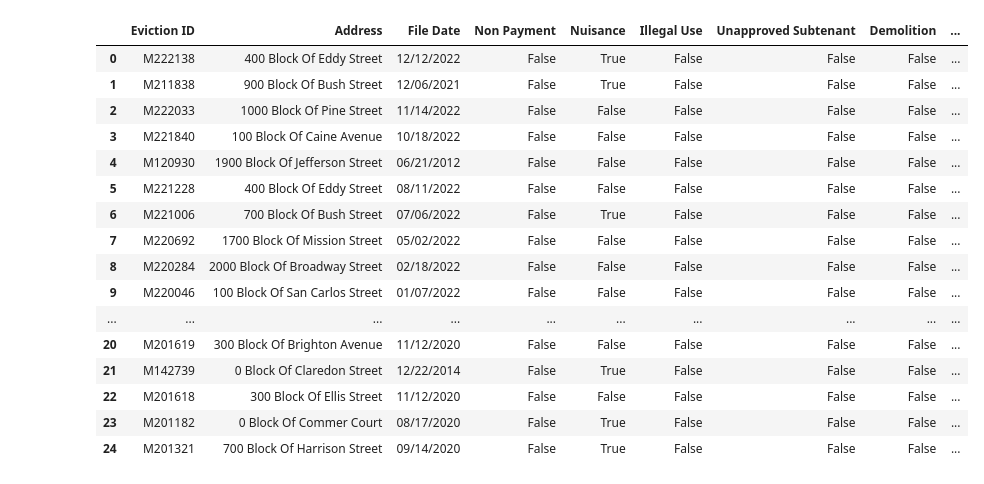
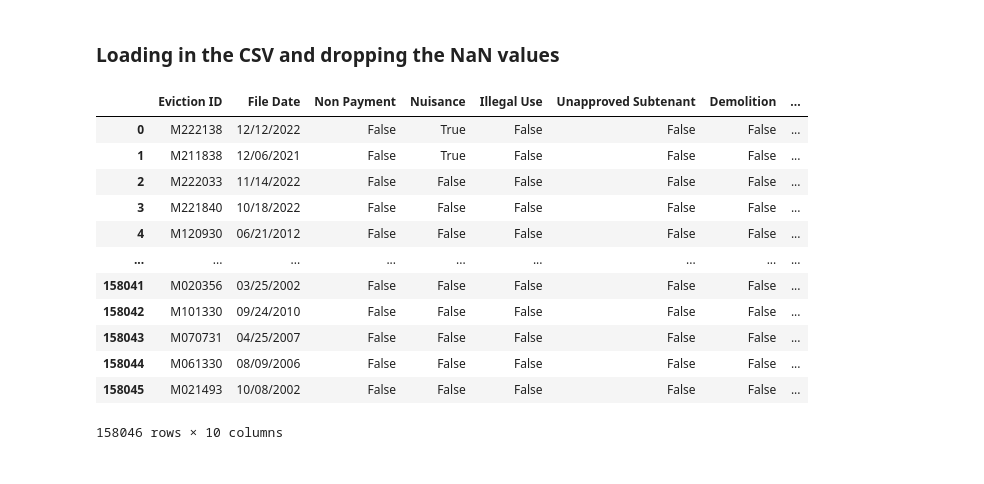
Before and after one commit to UCB-stat-159-s23/project-Group26, a Jupyter notebook: angeloeda.ipynb, the cells around one changed output. Cells and saved outputs as stored; diff of their text form; code cells hidden in the pictures.

```diff
--- a/angeloeda.ipynb
+++ b/angeloeda.ipynb
@@ -3,29 +3,25 @@ import pandas as pd
 import numpy as np
 import matplotlib.pyplot as plt
 import seaborn as sns
+# %% [markdown]
+### Loading in the CSV and dropping the NaN values ###
 # %%
 ###Read in data csv file and choose which columns we want to be included###
+evict = pd.read_csv("data/Eviction_Notices.csv", engine='python', on_bad_lines='skip')
 
-evict = pd.read_csv("data/Eviction_Notices.csv", engine='python', on_bad_lines='skip')
-evict.dropna()
-
-bad_reasons = evict[['Eviction ID', 'Address','File Date', 'Non Payment', 'Nuisance', 'Illegal Use', 'Unapproved Subtenant', 'Demolition', 'Ellis Act WithDrawal', 'Late Payments', 'Failure to Sign Renewal']]
-bad_reasons.head(25)
+bad_reasons = evict[['Eviction ID', 'File Date', 'Non Payment', 'Nuisance', 'Illegal Use', 'Unapproved Subtenant', 'Demolition', 'Ellis Act WithDrawal', 'Late Payments', 'Failure to Sign Renewal']].dropna()
+bad_reasons
 # %% [output]
-|  | Eviction ID | Address | File Date | Non Payment | Nuisance | Illegal Use | Unapproved Subtenant | Demolition | ... |
-| 0 | M222138 | 400 Block Of Eddy Street | 12/12/2022 | False | True | False | False | False | ... |
-| 1 | M211838 | 900 Block Of Bush Street | 12/06/2021 | False | True | False | False | False | ... |
-| 2 | M222033 | 1000 Block Of Pine Street | 11/14/2022 | False | False | False | False | False | ... |
-| 3 | M221840 | 100 Block Of Caine Avenue | 10/18/2022 | False | False | False | False | False | ... |
-| 4 | M120930 | 1900 Block Of Jefferson Street | 06/21/2012 | False | False | False | False | False | ... |
-| 5 | M221228 | 400 Block Of Eddy Street | 08/11/2022 | False | False | False | False | False | ... |
-| 6 | M221006 | 700 Block Of Bush Street | 07/06/2022 | False | True | False | False | False | ... |
-| 7 | M220692 | 1700 Block Of Mission Street | 05/02/2022 | False | False | False | False | False | ... |
-| 8 | M220284 | 2000 Block Of Broadway Street | 02/18/2022 | False | False | False | False | False | ... |
-| 9 | M220046 | 100 Block Of San Carlos Street | 01/07/2022 | False | False | False | False | False | ... |
-| ... | ... | ... | ... | ... | ... | ... | ... | ... | ... |
-| 20 | M201619 | 300 Block Of Brighton Avenue | 11/12/2020 | False | False | False | False | False | ... |
-| 21 | M142739 | 0 Block Of Claredon Street | 12/22/2014 | False | True | False | False | False | ... |
-| 22 | M201618 | 300 Block Of Ellis Street | 11/12/2020 | False | False | False | False | False | ... |
-| 23 | M201182 | 0 Block Of Commer Court | 08/17/2020 | False | True | False | False | False | ... |
-| 24 | M201321 | 700 Block Of Harrison Street | 09/14/2020 | False | True | False | False | False | ... |
+|  | Eviction ID | File Date | Non Payment | Nuisance | Illegal Use | Unapproved Subtenant | Demolition | ... |
+| 0 | M222138 | 12/12/2022 | False | True | False | False | False | ... |
+| 1 | M211838 | 12/06/2021 | False | True | False | False | False | ... |
+| 2 | M222033 | 11/14/2022 | False | False | False | False | False | ... |
+| 3 | M221840 | 10/18/2022 | False | False | False | False | False | ... |
+| 4 | M120930 | 06/21/2012 | False | False | False | False | False | ... |
+| ... | ... | ... | ... | ... | ... | ... | ... | ... |
+| 158041 | M020356 | 03/25/2002 | False | False | False | False | False | ... |
+| 158042 | M101330 | 09/24/2010 | False | False | False | False | False | ... |
+| 158043 | M070731 | 04/25/2007 | False | False | False | False | False | ... |
+| 158044 | M061330 | 08/09/2006 | False | False | False | False | False | ... |
+| 158045 | M021493 | 10/08/2002 | False | False | False | False | False | ... |
+158046 rows × 10 columns
```
Also changed, not shown: parts of 8 cells of this notebook.
